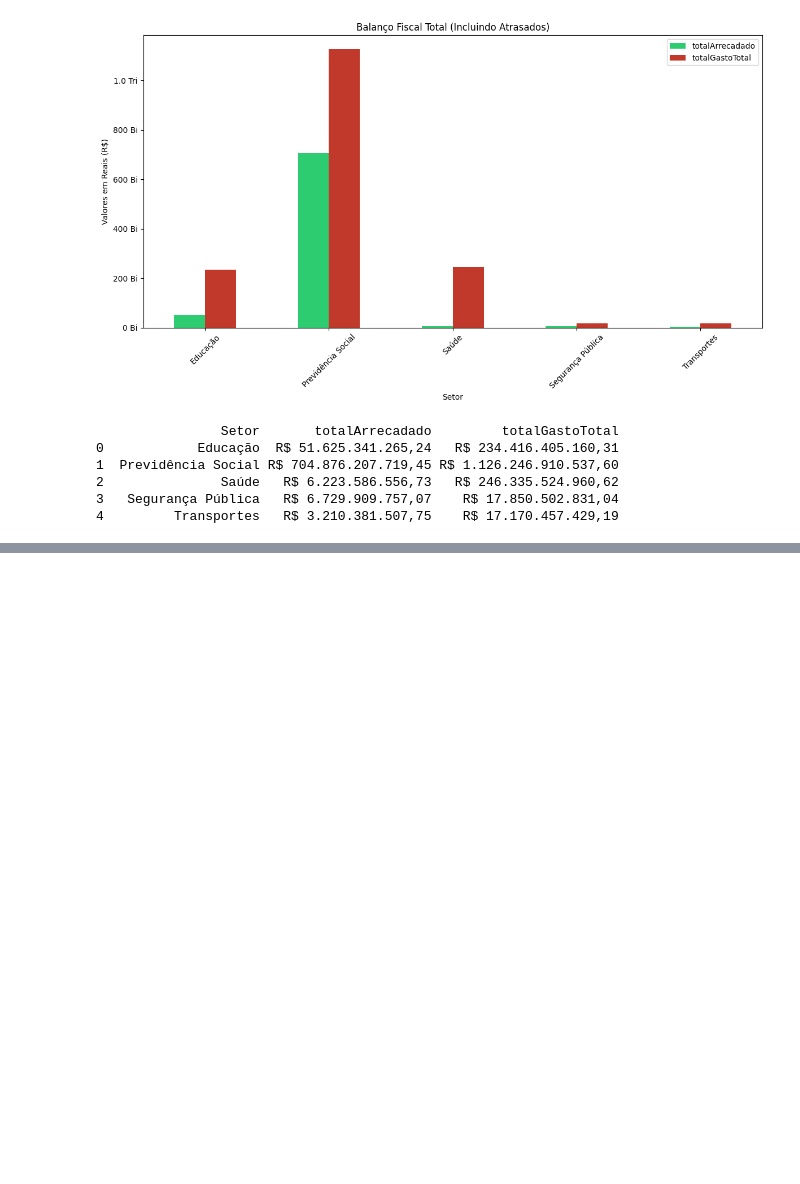
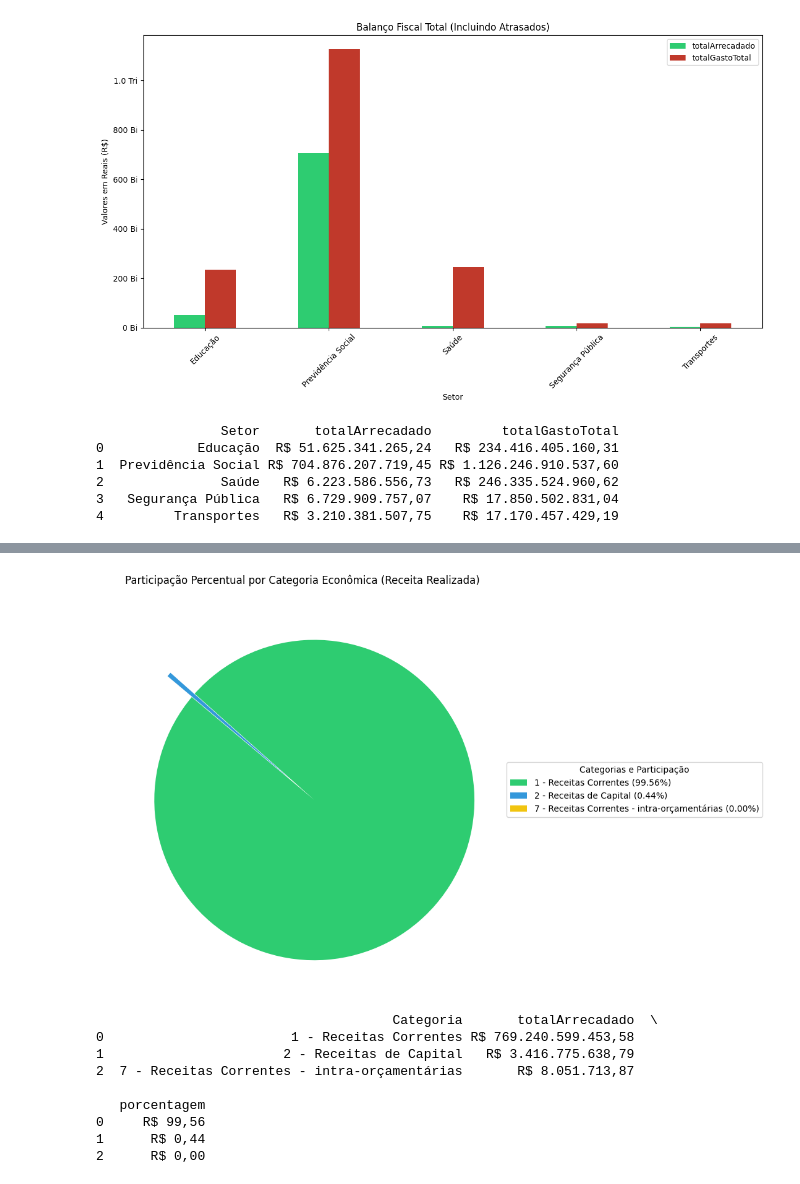
Before and after one commit to pauloho97/AnaliseImpostosPublicos, a Jupyter notebook: app/analiseGraficos.ipynb, the cells around one changed output, grey strips where cells are left out. Cells and saved outputs as stored; diff of their text form; code cells hidden in the pictures; blank space fills up the shorter version.

Commit message:
novos gráficos de eficiência

```diff
--- a/app/analiseGraficos.ipynb
+++ b/app/analiseGraficos.ipynb
@@ -128,0 +130,57 @@ print(resultadoTeste)
+# %%
+# 3. Qual é a participação percentual de cada categoria econômica (Correntes, Capital, Intra-orçamentárias)
+# no total da receita arrecadada pelo governo?
+
+# 1. Query e Cálculo de Porcentagem Manual
+queryCategoria = """
+SELECT Categoria, SUM("Receita Realizada (Valor Arrecadado)") as totalArrecadado
+FROM receitas
+GROUP BY Categoria
+"""
+tabelaCategoria = pd.read_sql_query(queryCategoria, conexaoBanco)
+
+# Cálculo da porcentagem para colocar na legenda
+totalGeral = tabelaCategoria['totalArrecadado'].sum()
+tabelaCategoria['porcentagem'] = (tabelaCategoria['totalArrecadado'] / totalGeral) * 100
+
+# Criação do rótulo personalizado para a legenda: "Nome da Categoria (0.00%)"
+legendas_personalizadas = [
+    f"{cat} ({perc:.2f}%)"
+    for cat, perc in zip(tabelaCategoria['Categoria'], tabelaCategoria['porcentagem'])
+]
+
+# 2. Criar o gráfico
+fig, ax = plt.subplots(figsize=(12, 7))
+
+# Criando a pizza (Note que removi o 'autopct' para limpar o gráfico)
+wedges, texts = ax.pie(
+    tabelaCategoria['totalArrecadado'],
+    startangle=140, # Ângulo do gráfico
+    colors=['#2ecc71', '#3498db', '#f1c40f'], # Cores usadas
+    explode=(0.1, 0.1, 0.1) # Mantém o destaque das fatias
+)
+
+# 3. Adicionar a Legenda com as porcentagens calculadas
+ax.legend(wedges, legendas_personalizadas,
+          title="Categorias e Participação", # título da legenda
+          loc="center left", # Ponto da caixa da legenda
+          bbox_to_anchor=(1, 0, 0.5, 1), # Posição da legenda, tornando fora do gráfico pizza
+          fontsize=10) # Tamanho fonte do texto
+
+# 4. Ajustes finais
+plt.title("Participação Percentual por Categoria Econômica (Receita Realizada)")
+plt.tight_layout()
+plt.show()
+
+print(tabelaCategoria)
+# %% [output]
+[figure, added]
+                                      Categoria       totalArrecadado  \
+0                        1 - Receitas Correntes R$ 769.240.599.453,58
+1                       2 - Receitas de Capital   R$ 3.416.775.638,79
+2  7 - Receitas Correntes - intra-orçamentárias       R$ 8.051.713,87
+
+   porcentagem
+0     R$ 99,56
+1      R$ 0,44
+2      R$ 0,00
```
Also changed, not shown: parts of 6 cells of this notebook.
